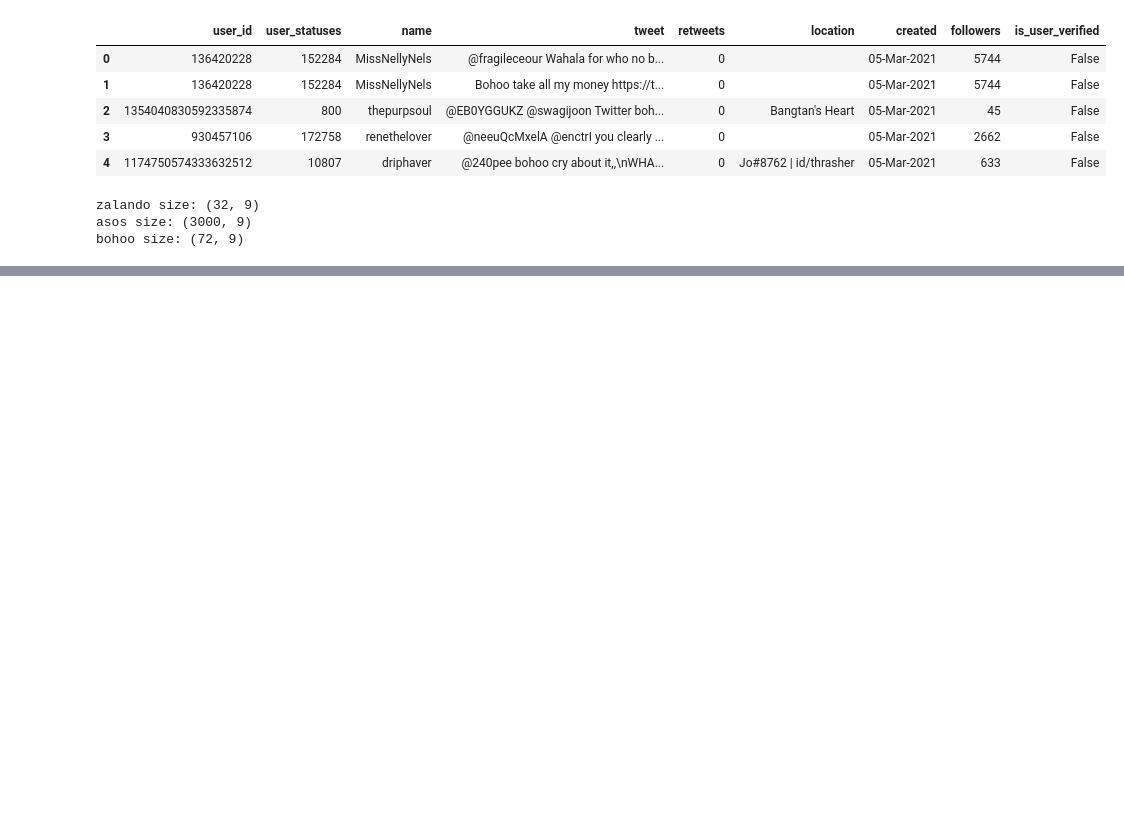
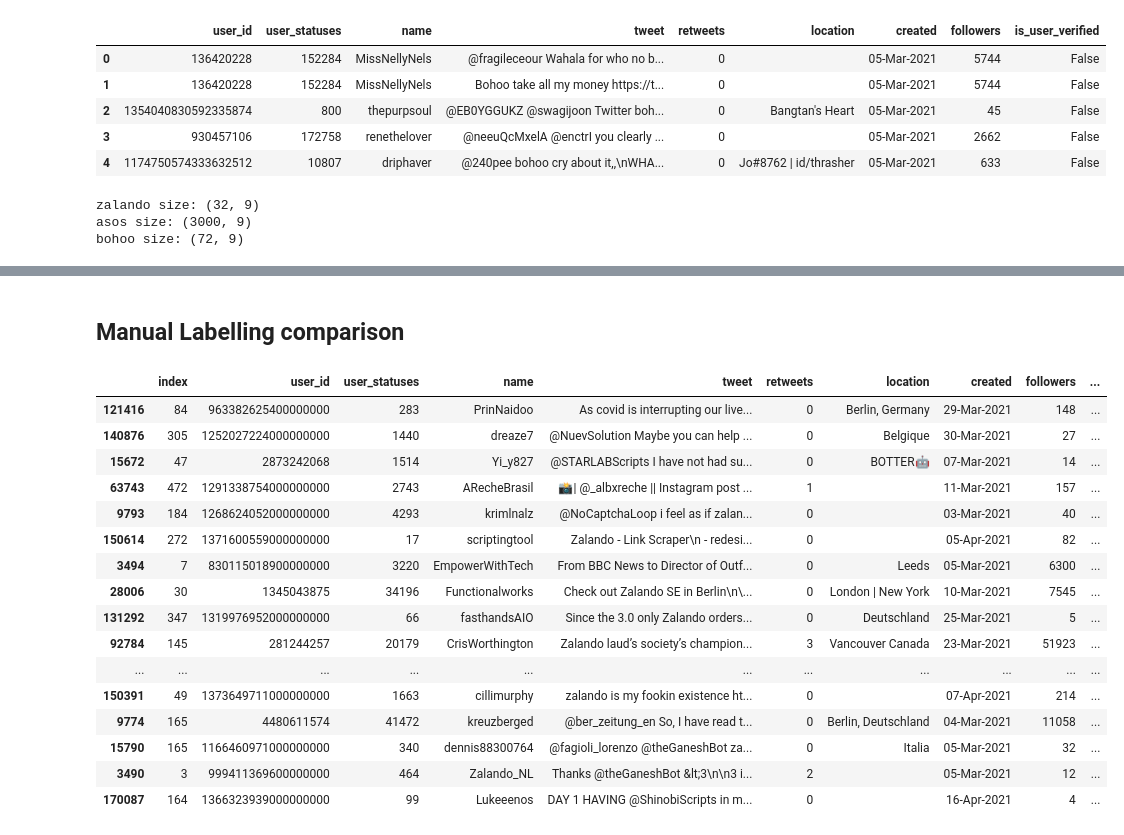
Before and after one commit to C-JoGit/Zalando_Analytics_HWR_BIPM, a Jupyter notebook: data_exploration.ipynb, the cells around one changed output, grey strips where cells are left out. Cells and saved outputs as stored; diff of their text form; code cells hidden in the pictures; blank space fills up the shorter version.

Commit message:
manual labelling
200 rows were manually labelled in order to compare the output with Vader sentiment analyser.

```diff
--- a/data_exploration.ipynb
+++ b/data_exploration.ipynb
@@ -83,0 +71,2 @@ bohoo.tweet[70]
+# %%
+df = pd.read_json(r"data_n_models\one_cleaned_df.json")
@@ -83,0 +102,3 @@ bohoo.tweet[70]
+# %%
+filters = ["zalando", "@zalando"]
+zalando_en= df[(df["language"].isin(["en"]) & df["keyword"].isin(filters))]
@@ -83,0 +116,3 @@ bohoo.tweet[70]
+# %%
+shuffled_df = zalando_en.sample(frac=1, random_state= 42)
+shuffled_df.head()
@@ -83,0 +126,3 @@ bohoo.tweet[70]
+# %%
+first200 = shuffled_df.iloc[:200, :]
+first200.shape
@@ -83,0 +140,2 @@ bohoo.tweet[70]
+# %% [markdown]
+## Manual Labelling comparison
@@ -83,0 +144,20 @@ bohoo.tweet[70]
+# %%
+first200.head(20)
+# %% [output]
+|  | index | user_id | user_statuses | name | tweet | retweets | location | created | followers | ... |
+| 121416 | 84 | 963382625400000000 | 283 | PrinNaidoo | As covid is interrupting our live... | 0 | Berlin, Germany | 29-Mar-2021 | 148 | ... |
+| 140876 | 305 | 1252027224000000000 | 1440 | dreaze7 | @NuevSolution Maybe you can help ... | 0 | Belgique | 30-Mar-2021 | 27 | ... |
+| 15672 | 47 | 2873242068 | 1514 | Yi_y827 | @STARLABScripts I have not had su... | 0 | BOTTER🤖 | 07-Mar-2021 | 14 | ... |
+| 63743 | 472 | 1291338754000000000 | 2743 | ARecheBrasil | 📸| @_albxreche || Instagram post ... | 1 |  | 11-Mar-2021 | 157 | ... |
+| 9793 | 184 | 1268624052000000000 | 4293 | krimlnalz | @NoCaptchaLoop i feel as if zalan... | 0 |  | 03-Mar-2021 | 40 | ... |
+| 150614 | 272 | 1371600559000000000 | 17 | scriptingtool | Zalando - Link Scraper\n - redesi... | 0 |  | 05-Apr-2021 | 82 | ... |
+| 3494 | 7 | 830115018900000000 | 3220 | EmpowerWithTech | From BBC News to Director of Outf... | 0 | Leeds | 05-Mar-2021 | 6300 | ... |
+| 28006 | 30 | 1345043875 | 34196 | Functionalworks | Check out Zalando SE in Berlin\n\... | 0 | London | New York | 10-Mar-2021 | 7545 | ... |
+| 131292 | 347 | 1319976952000000000 | 66 | fasthandsAIO | Since the 3.0 only Zalando orders... | 0 | Deutschland | 25-Mar-2021 | 5 | ... |
+| 92784 | 145 | 281244257 | 20179 | CrisWorthington | Zalando laud’s society’s champion... | 3 | Vancouver Canada | 23-Mar-2021 | 51923 | ... |
+| ... | ... | ... | ... | ... | ... | ... | ... | ... | ... | ... |
+| 150391 | 49 | 1373649711000000000 | 1663 | cillimurphy | zalando is my fookin existence ht... | 0 |  | 07-Apr-2021 | 214 | ... |
+| 9774 | 165 | 4480611574 | 41472 | kreuzberged | @ber_zeitung_en So, I have read t... | 0 | Berlin, Deutschland | 04-Mar-2021 | 11058 | ... |
+| 15790 | 165 | 1166460971000000000 | 340 | dennis88300764 | @fagioli_lorenzo @theGaneshBot za... | 0 | Italia | 05-Mar-2021 | 32 | ... |
+| 3490 | 3 | 999411369600000000 | 464 | Zalando_NL | Thanks @theGaneshBot &lt;3\n\n3 i... | 2 |  | 05-Mar-2021 | 12 | ... |
+| 170087 | 164 | 1366323939000000000 | 99 | Lukeeenos | DAY 1 HAVING @ShinobiScripts in m... | 0 |  | 16-Apr-2021 | 4 | ... |
```
Also changed, not shown: parts of 27 cells of this notebook, 1 other file.
